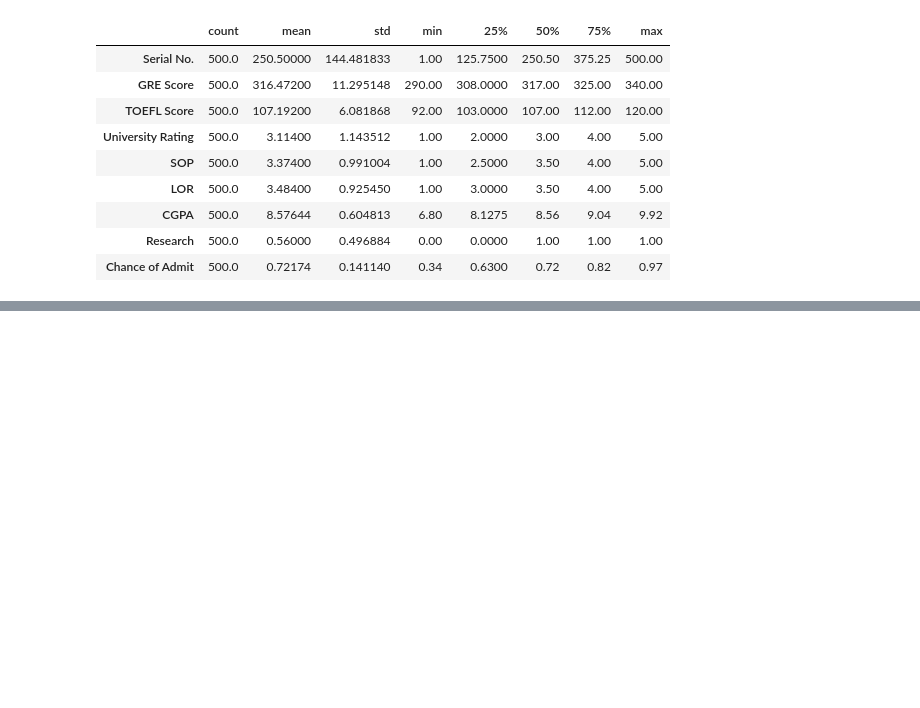
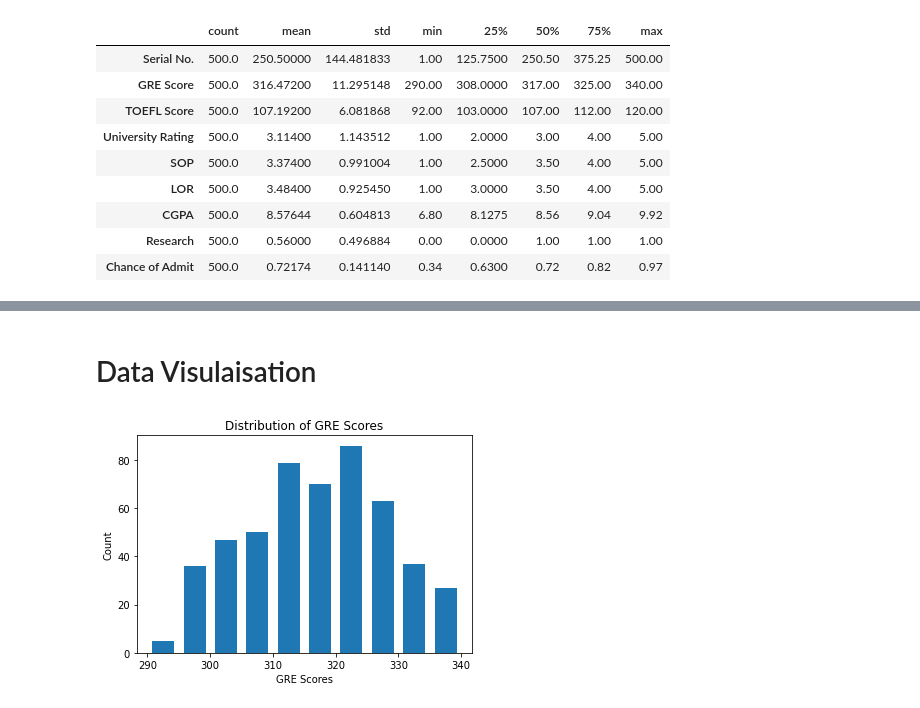
Before and after one commit to soujanyareddy1256/CSE_720001.202320, a Jupyter notebook: Project/soujanya/project_code_720.ipynb, the cells around one changed output, grey strips where cells are left out. Drawn from its saved outputs; the diff is of its cells as text; code cells hidden in the pictures; blank space fills up the shorter version.

Commit message:
Data Visualization and Data Cleaning

```diff
--- a/Project/soujanya/project_code_720.ipynb
+++ b/Project/soujanya/project_code_720.ipynb
@@ -81,0 +110,4 @@ df.describe().T
+# %%
+# Renaming the columns with appropriate names
+df = df.rename(columns={'GRE Score': 'GRE', 'TOEFL Score': 'TOEFL', 'LOR ': 'LOR', 'Chance of Admit ': 'Probability'})
+df.head()
@@ -81,0 +121,11 @@ df.describe().T
+# %% [markdown]
+# Data Visulaisation
+# %%
+# Visualizing the feature GRE
+fig = plt.hist(df['GRE'], rwidth=0.7)
+plt.title("Distribution of GRE Scores")
+plt.xlabel('GRE Scores')
+plt.ylabel('Count')
+plt.show()
+# %% [output]
+[figure, added]
```
Also changed, not shown: parts of 12 cells of this notebook.
